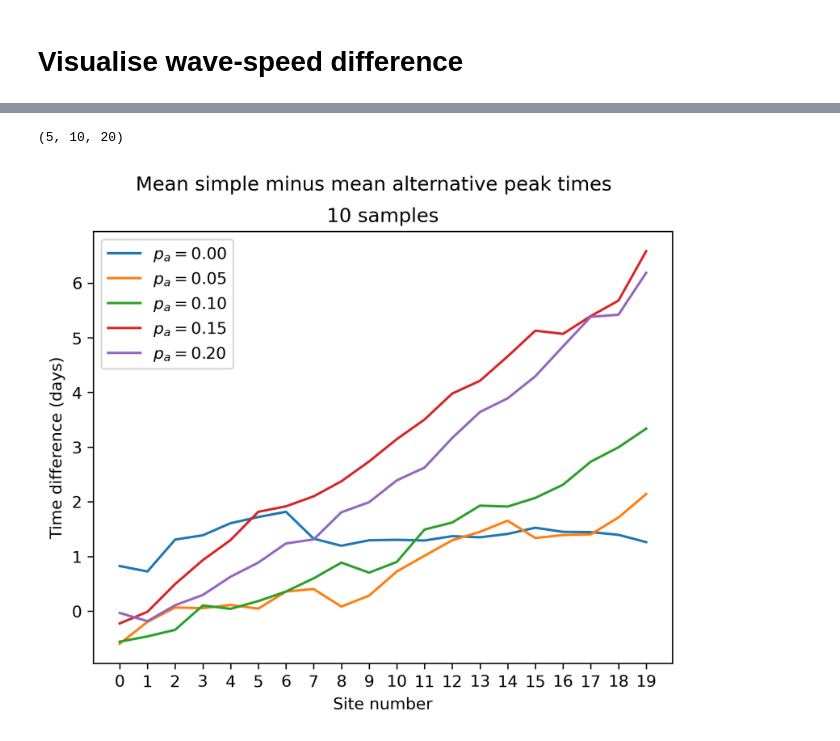
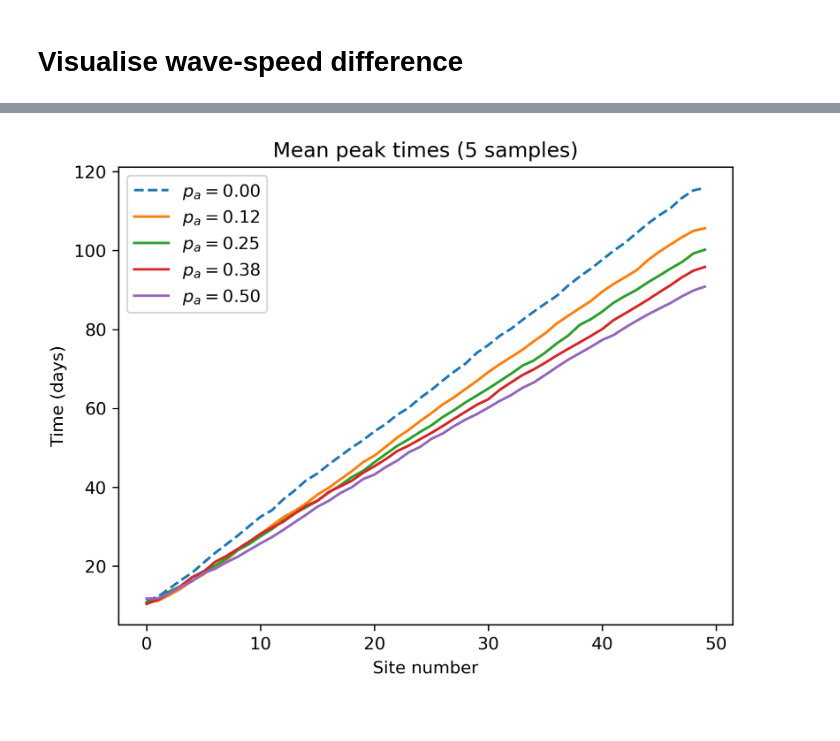
Before and after one commit to joel-winterton/CommutersAndEpidemics, a Jupyter notebook: trajectories/1d_epidemic_analysis.ipynb, the cells around one changed output, grey strips where cells are left out. Saved outputs shown, nothing was run; the diff lists cells and outputs as text; code cells hidden in the pictures.

```diff
--- a/trajectories/1d_epidemic_analysis.ipynb
+++ b/trajectories/1d_epidemic_analysis.ipynb
@@ -17,9 +17,9 @@ cmap = mpl.colormaps['autumn']
 # %% [markdown]
 ## Set parameters
 # %%
-patch_pop = 2500
-number_of_patches = 20
-t_max = 120
+patch_pop = 1000
+number_of_patches = 50
+t_max = 150
 t_delta = 1 / 24
 
 params = dict(n=patch_pop, t_max=t_max, k=number_of_patches, t_delta=t_delta)
@@ -48,20 +48,16 @@ plt.show()
 # Visualise wave-speed difference
 # %%
 n_points = 5
-n_samples = 10
+n_samples = 5
 
-adventurer_props = np.linspace(0, 0.2, n_points)
-simple_series = np.zeros(shape=(n_points, n_samples, number_of_patches))
+adventurer_props = np.linspace(0, 0.5, n_points)
 alt_series = np.zeros(shape=(n_points, n_samples, number_of_patches))
-simple_epidemic = Epidemic_1D(routine_type='simple', **params)
 alt_epidemic = Epidemic_1D(routine_type='alternative', **params)
 
 for point, p_a in enumerate(adventurer_props):
     # update routine parameters
-    simple_epidemic.set_routine_params(dict(p_a=p_a))
-    alt_epidemic.set_routine_params(dict(p_a=p_a))
+    alt_epidemic.set_routine_params(dict(p_a=p_a, p_c = 0.3))
     for sample in range(n_samples):
-        simple_res = simple_epidemic.simulate()
+        print(point, sample)
         alt_res = alt_epidemic.simulate()
-        simple_series[point, sample, :] = (simple_res[1].sum(axis=-1)).argmax(axis=0) * t_delta
         alt_series[point, sample, :] = (alt_res[1].sum(axis=-1)).argmax(axis=0) * t_delta
@@ -68,20 +82,13 @@ for point, p_a in enumerate(adventurer_props):
-# %%
-simple_series.shape
-# %% [output]
-(5, 10, 20)
 # %%
-wave_colors = cmap(adventurer_props)
-time_between = []
-for i in range(len(adventurer_props)):
-    simple = np.mean(simple_series[i, ...], axis=0)
+simple = np.mean((alt_series[0]), axis=0)
+plt.plot(simple, linestyle='--', label='$p_a = 0.00$')
+for i in range(1,len(adventurer_props)):
     alt = np.mean(alt_series[i, ...], axis=0)
-    plt.plot(simple - alt, label=f'$p_a ={adventurer_props[i]:.2f}$')
-plt.xticks(np.arange(0, number_of_patches, 1))
+    plt.plot(alt, label=f'$p_a ={adventurer_props[i]:.2f}$')
 plt.legend()
-plt.suptitle('Mean simple minus mean alternative peak times')
-plt.title(f'{n_samples} samples')
+plt.title(f'Mean peak times ({n_samples} samples)')
 plt.xlabel('Site number')
-plt.ylabel('Time difference (days)')
+plt.ylabel('Time (days)')
 plt.show()
 # %% [output]
-[figure, old version]
+[figure, new version]
```
Also changed, not shown: parts of 2 cells of this notebook, 3 other files.
